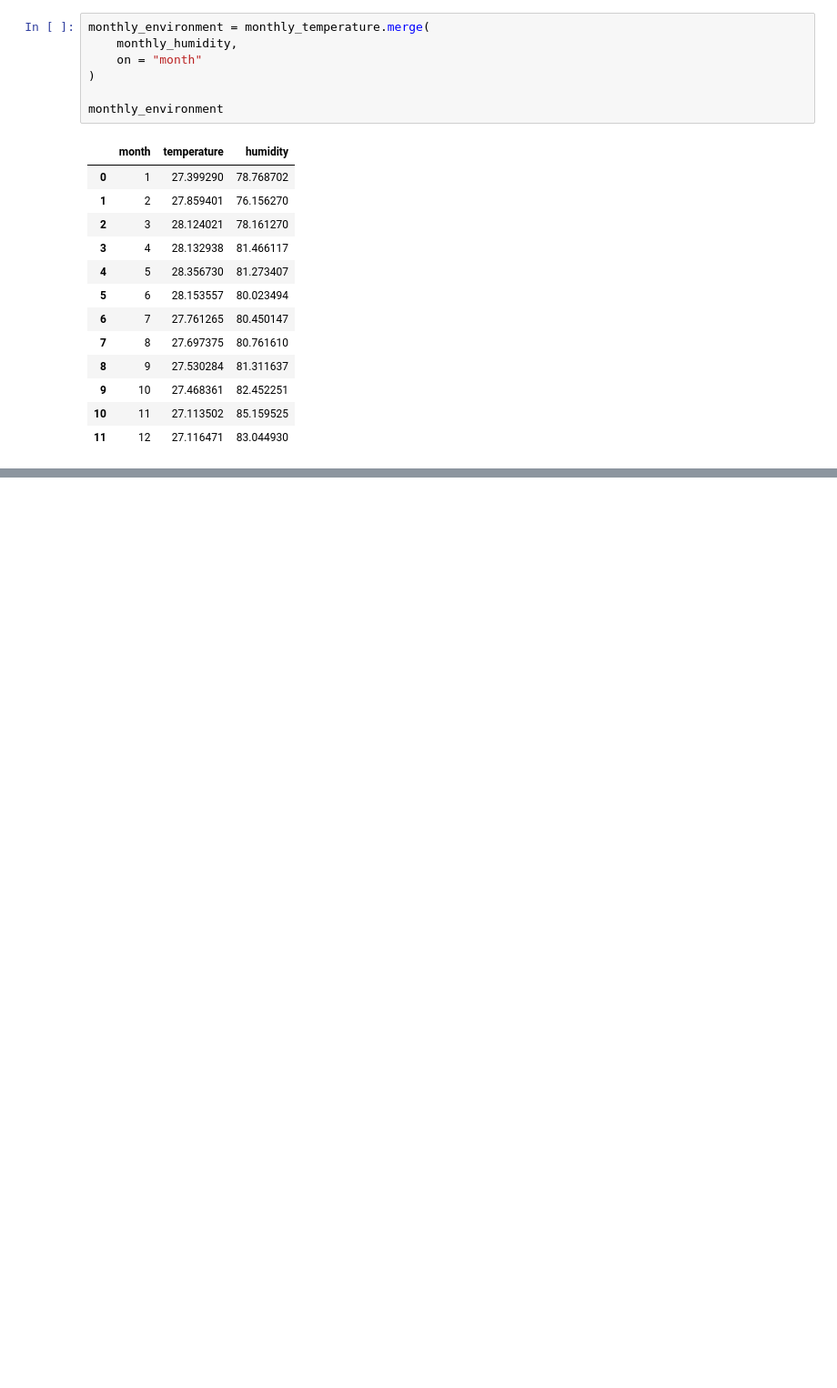
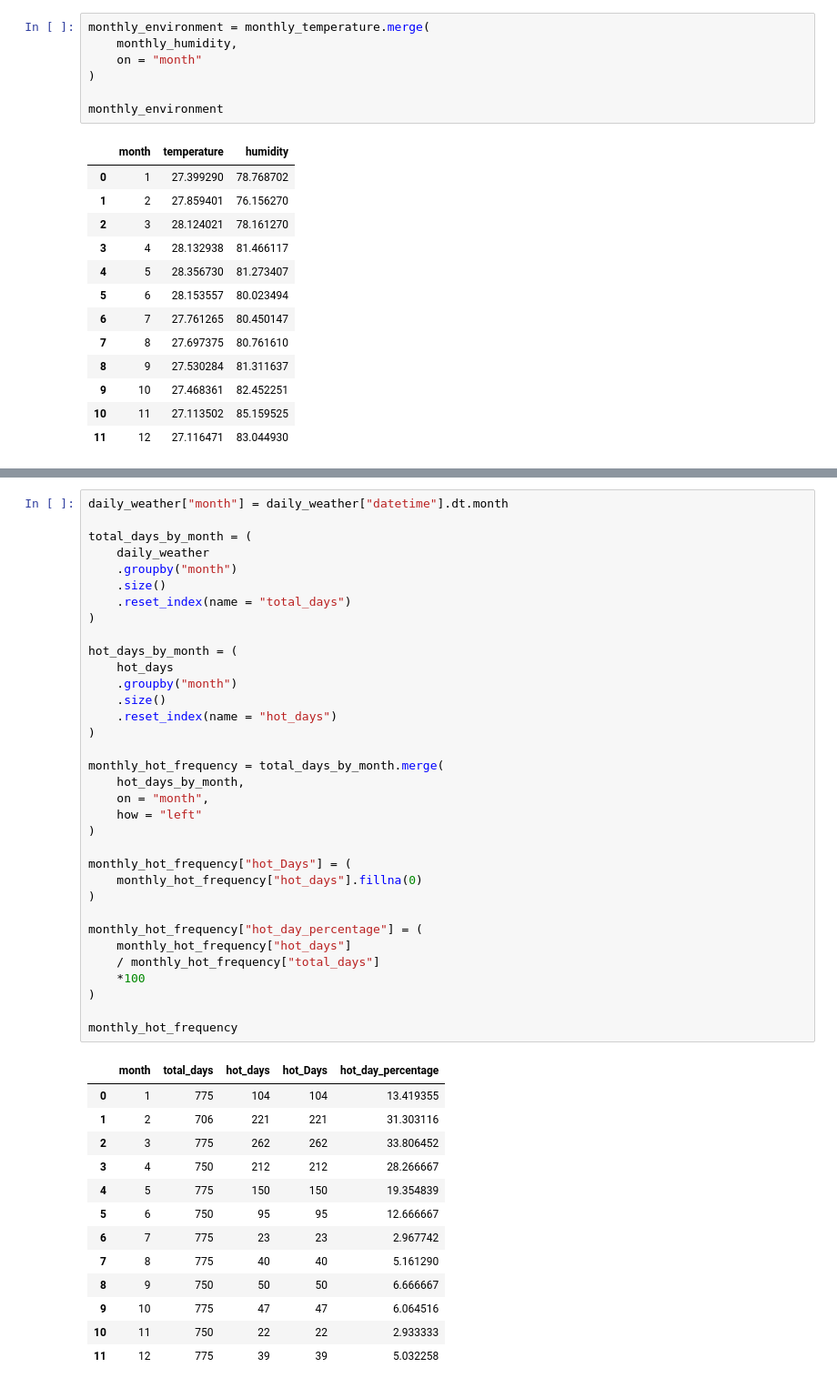
Before and after one commit to ThejaJeff/malaysia-weather-explorer, a Jupyter notebook: notebooks/weather_analysis.ipynb, the cells around one changed output, grey strips where cells are left out. Shown at 91% size. Saved outputs shown, nothing was run; the diff lists cells and outputs as text; blank space fills up the shorter version.

```diff
--- a/notebooks/weather_analysis.ipynb
+++ b/notebooks/weather_analysis.ipynb
@@ -731,0 +877,48 @@ monthly_environment
+# %%
+daily_weather["month"] = daily_weather["datetime"].dt.month
+
+total_days_by_month = (
+    daily_weather
+    .groupby("month")
+    .size()
+    .reset_index(name = "total_days")
+)
+
+hot_days_by_month = (
+    hot_days
+    .groupby("month")
+    .size()
+    .reset_index(name = "hot_days")
+)
+
+monthly_hot_frequency = total_days_by_month.merge(
+    hot_days_by_month,
+    on = "month",
+    how = "left"
+)
+
+monthly_hot_frequency["hot_Days"] = (
+    monthly_hot_frequency["hot_days"].fillna(0)
+)
+
+monthly_hot_frequency["hot_day_percentage"] = (
+    monthly_hot_frequency["hot_days"]
+    / monthly_hot_frequency["total_days"]
+    *100
+)
+
+monthly_hot_frequency
+# %% [output]
+|  | month | total_days | hot_days | hot_Days | hot_day_percentage |
+| 0 | 1 | 775 | 104 | 104 | 13.419355 |
+| 1 | 2 | 706 | 221 | 221 | 31.303116 |
+| 2 | 3 | 775 | 262 | 262 | 33.806452 |
+| 3 | 4 | 750 | 212 | 212 | 28.266667 |
+| 4 | 5 | 775 | 150 | 150 | 19.354839 |
+| 5 | 6 | 750 | 95 | 95 | 12.666667 |
+| 6 | 7 | 775 | 23 | 23 | 2.967742 |
+| 7 | 8 | 775 | 40 | 40 | 5.161290 |
+| 8 | 9 | 750 | 50 | 50 | 6.666667 |
+| 9 | 10 | 775 | 47 | 47 | 6.064516 |
+| 10 | 11 | 750 | 22 | 22 | 2.933333 |
+| 11 | 12 | 775 | 39 | 39 | 5.032258 |
```
Also changed, not shown: parts of 16 cells of this notebook.
